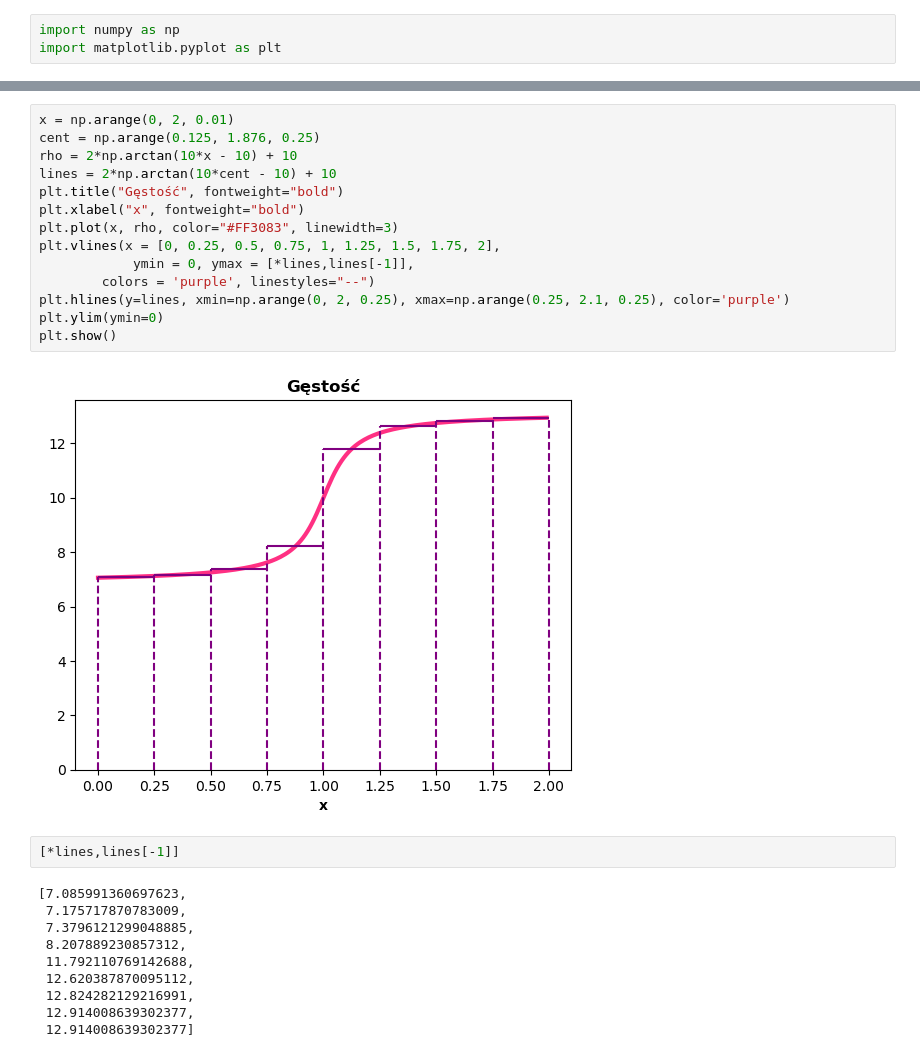
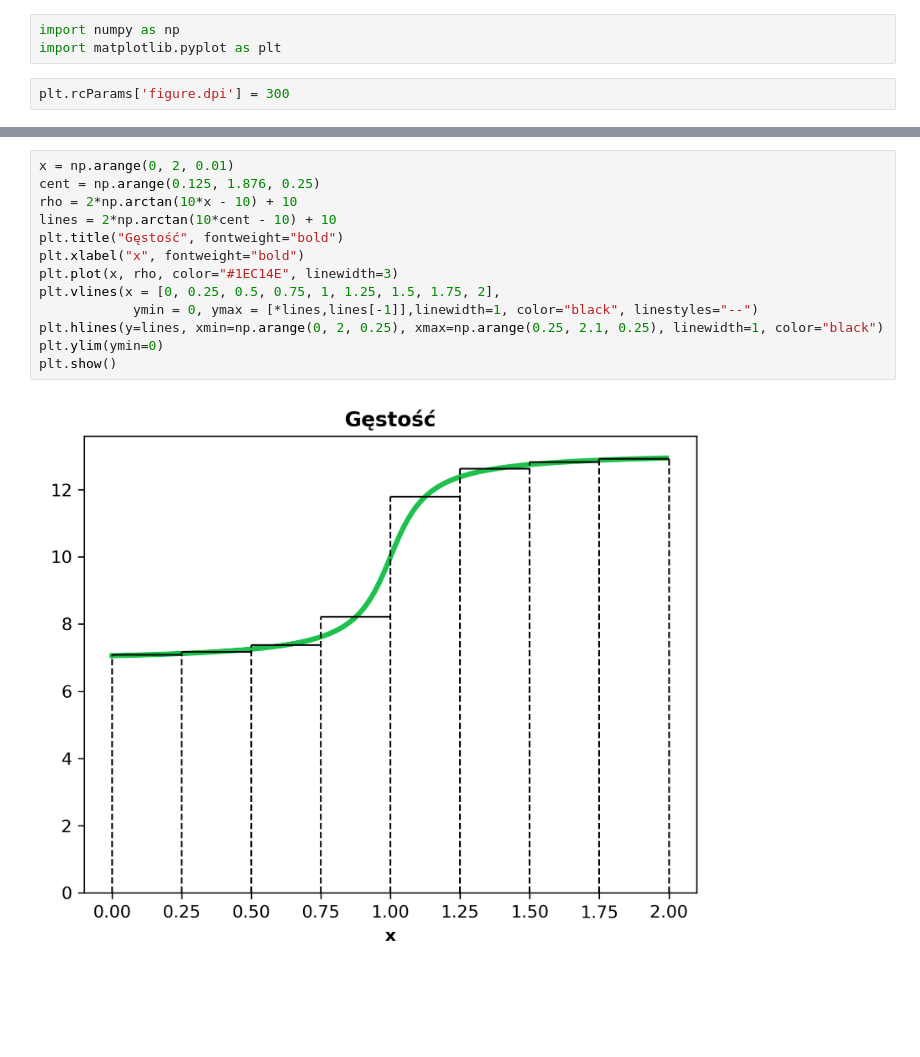
Before and after one commit to izalu24/Praca-licencjacka, a Jupyter notebook: przyklady_do_uwag.ipynb, the cells around one changed output, grey strips where cells are left out. Drawn from its saved outputs; the diff is of its cells as text; blank space fills up the shorter version.

```diff
--- a/przyklady_do_uwag.ipynb
+++ b/przyklady_do_uwag.ipynb
@@ -1,6 +1,8 @@
 # %%
 import numpy as np
 import matplotlib.pyplot as plt
+# %%
+plt.rcParams['figure.dpi'] = 300
 # %%
 rho = np.array([10, 10, 20, 20])
 x = np.array([0, 1, 1, 2])
@@ -14,28 +16,15 @@ plt.show()
 # %%
 x = np.arange(0, 2, 0.01)
 cent = np.arange(0.125, 1.876, 0.25)
 rho = 2*np.arctan(10*x - 10) + 10
 lines = 2*np.arctan(10*cent - 10) + 10
 plt.title("Gęstość", fontweight="bold")
 plt.xlabel("x", fontweight="bold")
-plt.plot(x, rho, color="#FF3083", linewidth=3)
+plt.plot(x, rho, color="#1EC14E", linewidth=3)
 plt.vlines(x = [0, 0.25, 0.5, 0.75, 1, 1.25, 1.5, 1.75, 2],
-            ymin = 0, ymax = [*lines,lines[-1]],
-		colors = 'purple', linestyles="--")
-plt.hlines(y=lines, xmin=np.arange(0, 2, 0.25), xmax=np.arange(0.25, 2.1, 0.25), color='purple')
+            ymin = 0, ymax = [*lines,lines[-1]],linewidth=1, color="black", linestyles="--")
+plt.hlines(y=lines, xmin=np.arange(0, 2, 0.25), xmax=np.arange(0.25, 2.1, 0.25), linewidth=1, color="black")
 plt.ylim(ymin=0)
 plt.show()
 # %% [output]
-[figure, old version]
+[figure, new version]
-# %%
-[*lines,lines[-1]]
-# %% [output]
-[7.085991360697623,
- 7.175717870783009,
- 7.3796121299048885,
- 8.207889230857312,
- 11.792110769142688,
- 12.620387870095112,
- 12.824282129216991,
- 12.914008639302377,
- 12.914008639302377]
```
Also changed, not shown: parts of 1 cell of this notebook, 6 other files.
